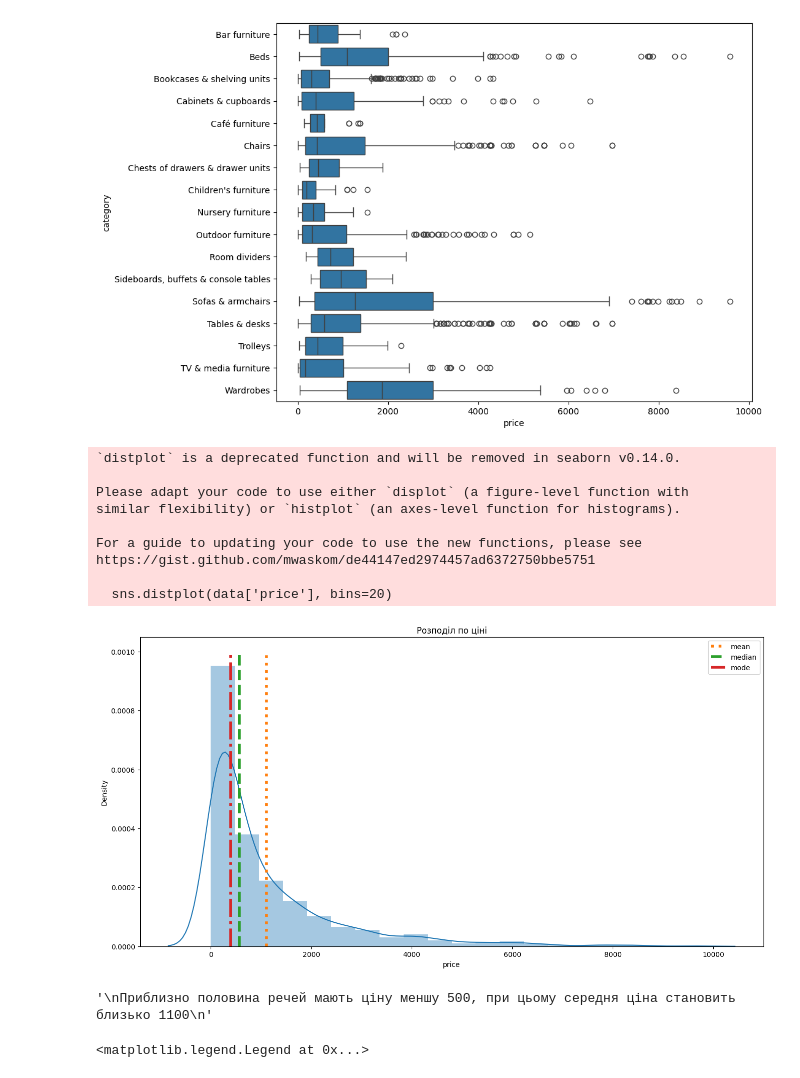
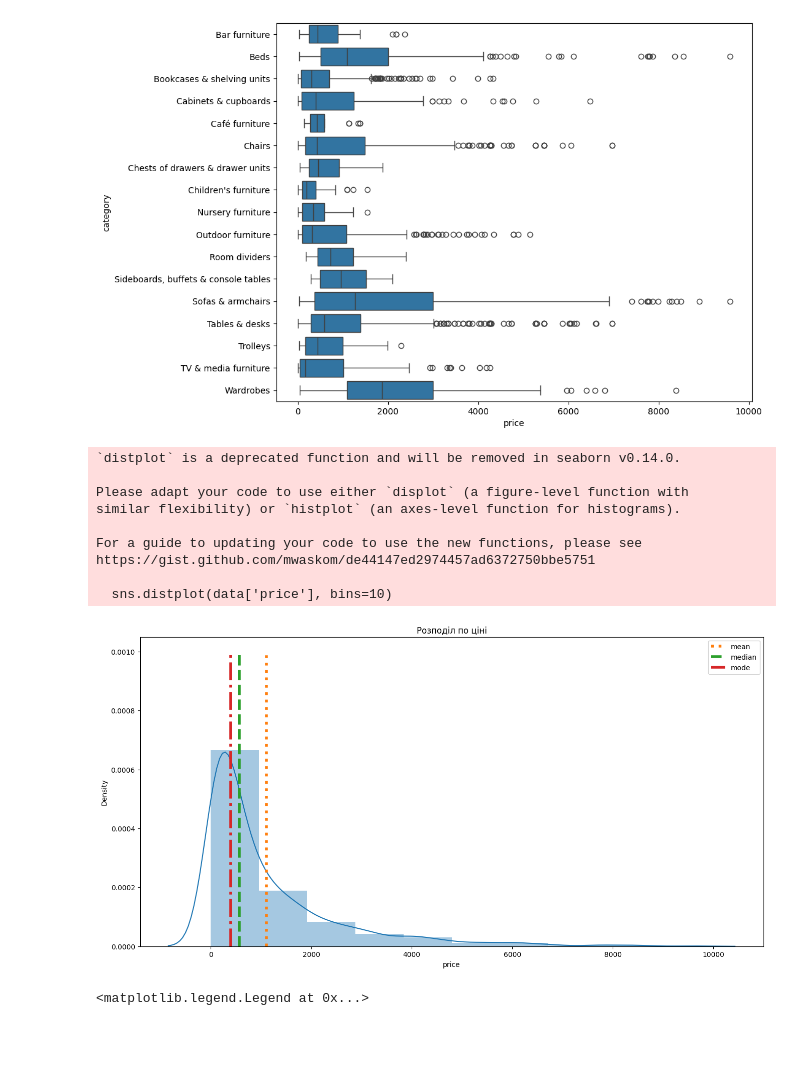
Before and after one commit to Illia061/StepProject, a Jupyter notebook: StepProject.ipynb, the cells around one changed output. Drawn from its saved outputs; the diff is of its cells as text; code cells hidden in the pictures; blank space fills up the shorter version.

```diff
--- a/StepProject.ipynb
+++ b/StepProject.ipynb
@@ -41,0 +28,5 @@ df_ikea = pd.read_csv(url)
+# %%
+# скачаємо файл
+URL = 'https://raw.githubusercontent.com/rfordatascience/tidytuesday/master/data/2020/2020-11-03/ikea.csv'
+
+req = requests.get(URL)
@@ -42 +46,3 @@ df_ikea = pd.read_csv(url)
+# %%
+df_ikea = pd.read_csv(URL)
 # %%
@@ -280,38 +288,36 @@ plt.show()
 # %% [output]
 [figure]
 # %%
+'''
+Приблизно половина меблів мають ціну меншу 500, при цьому середня ціна становить близько 1100
+'''
 target_mean = round(data['price'].mean(), 2)
 target_median = data['price'].median()
 target_mode = data['price'].mode()[0]
 
 plt.figure(figsize=(16,8))
-sns.distplot(data['price'], bins=20)
+sns.distplot(data['price'], bins=10)
 plt.title('Розподіл по ціні')
 
 y=np.linspace(0, 0.001, 10)
 plt.plot([target_mean] * 10, y, label='mean', linestyle=':', linewidth=4)
 plt.plot([target_median] * 10, y, label='median', linestyle='--', linewidth=4)
 plt.plot([target_mode] * 10, y, label='mode', linestyle='-.', linewidth=4)
 
 plt.title('Розподіл по ціні')
 plt.legend()
 plt.show()
-
-'''
-Приблизно половина речей мають ціну меншу 500, при цьому середня ціна становить близько 1100
-'''
 # %% [output]
 `distplot` is a deprecated function and will be removed in seaborn v0.14.0.
 
 Please adapt your code to use either `displot` (a figure-level function with
 similar flexibility) or `histplot` (an axes-level function for histograms).
 
 For a guide to updating your code to use the new functions, please see
 https://gist.github.com/mwaskom/de44147ed2974457ad6372750bbe5751
 
-  sns.distplot(data['price'], bins=20)
+  sns.distplot(data['price'], bins=10)
-[figure, old version]
+[figure, new version]
-'\nПриблизно половина речей мають ціну меншу 500, при цьому середня ціна становить близько 1100\n'
 # %%
 '''
 Аналізуючи залежність ціни від розмірів можна побачити, що найбільша залежність ціни від довжини і хітмап це підтверждує
```
Also changed, not shown: parts of 54 cells of this notebook.
